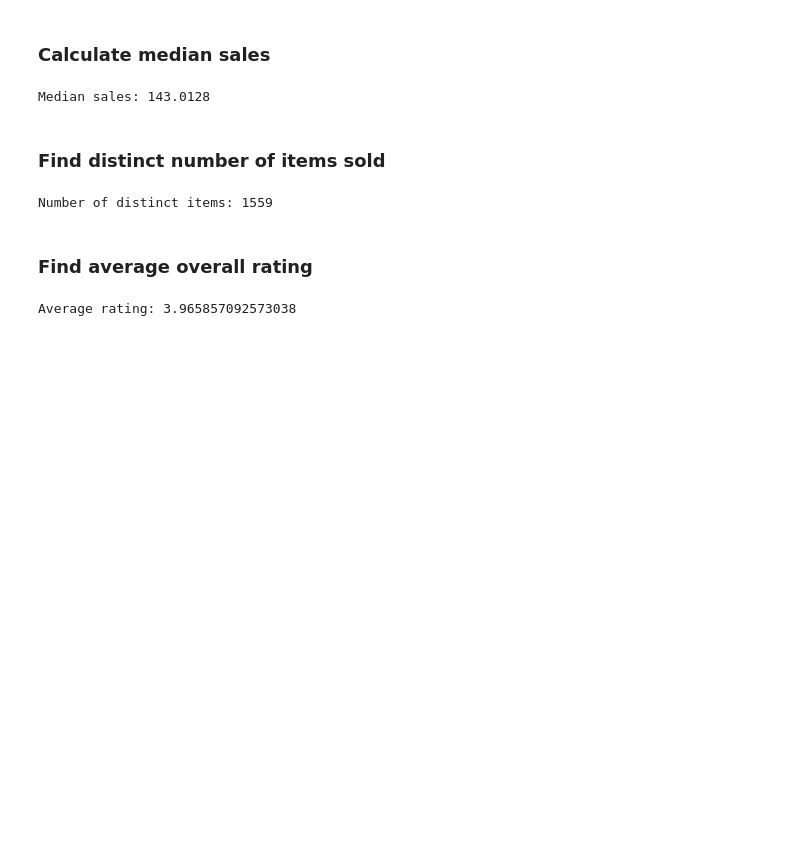
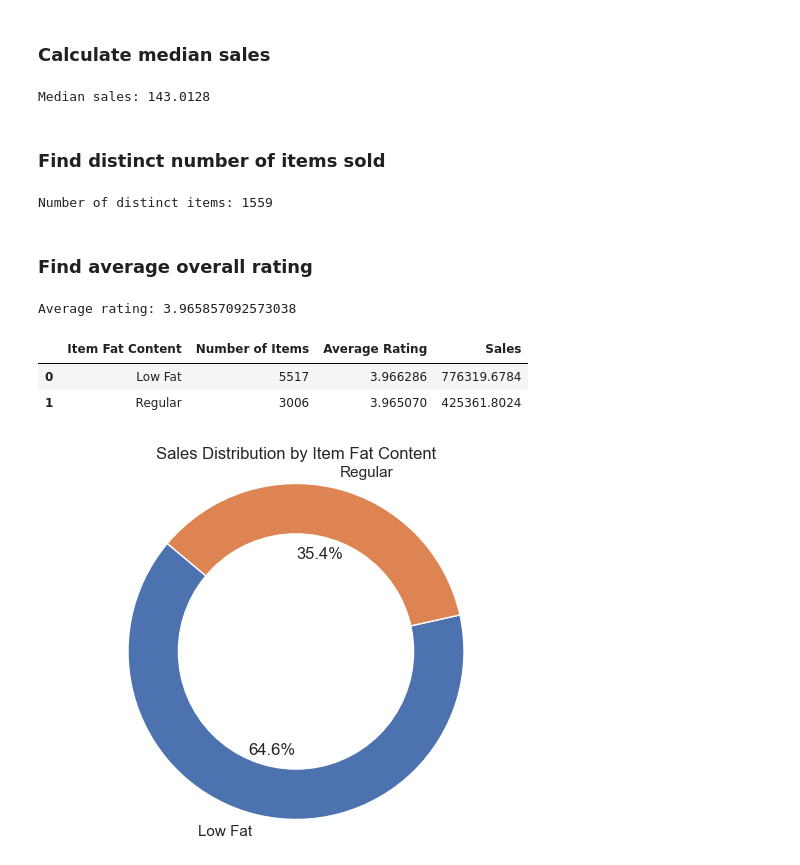
Before and after one commit to Mohamed-Shaheedullah/blinkit-analysis, a Jupyter notebook: blinkit-analysis.ipynb, the cells around one changed output. Cells and saved outputs as stored; diff of their text form; code cells hidden in the pictures; blank space fills up the shorter version.

Commit message:
Added charts for sales and rating by fat content

```diff
--- a/blinkit-analysis.ipynb
+++ b/blinkit-analysis.ipynb
@@ -111,3 +111,24 @@ average_rating = df['Rating'].mean()
 print(f'Average rating: {average_rating}')
 # %% [output]
 Average rating: 3.965857092573038
+# %%
+df_fat = df.groupby('Item Fat Content').agg({'Item Identifier': 'count', 'Rating': 'mean', 'Sales': 'sum'}).reset_index()
+# %%
+df_fat.rename(columns={'Item Identifier': 'Number of Items','Rating': 'Average Rating'}, inplace=True)
+# %%
+df_fat
+# %% [output]
+|  | Item Fat Content | Number of Items | Average Rating | Sales |
+| 0 | Low Fat | 5517 | 3.966286 | 776319.6784 |
+| 1 | Regular | 3006 | 3.965070 | 425361.8024 |
+# %%
+plt.pie(df_fat['Sales'], labels=df_fat['Item Fat Content'], autopct='%1.1f%%', startangle=140)
+plt.axis('equal')  # Equal aspect ratio ensures that pie is drawn as a circle.
+plt.title('Sales Distribution by Item Fat Content')
+# Draw a white circle at the center of the pie chart
+circle = plt.Circle( (0,0), 0.7, color='white')
+fig = plt.gcf()
+fig.gca().add_artist(circle)
+plt.show()
+# %% [output]
+[figure, added]
```
Also changed, not shown: parts of 1 cell of this notebook.
